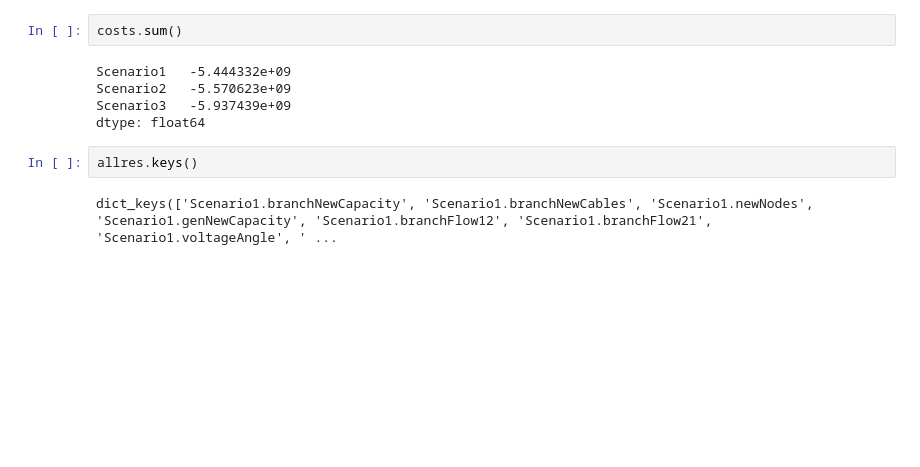
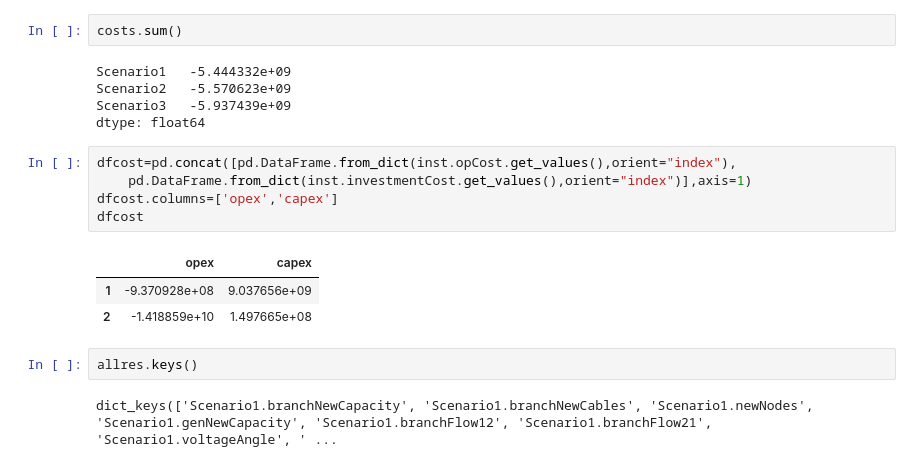
Before and after one commit to powergama/powergama, a Jupyter notebook: powergama/examples/powergim_doggerbank/powergim_doggerbank_stochastic.ipynb, the cells around one changed output. Drawn from its saved outputs; the diff is of its cells as text; blank space fills up the shorter version.

```diff
--- a/powergama/examples/powergim_doggerbank/powergim_doggerbank_stochastic.ipynb
+++ b/powergama/examples/powergim_doggerbank/powergim_doggerbank_stochastic.ipynb
@@ -220,6 +218,15 @@ Scenario1   -5.444332e+09
 Scenario2   -5.570623e+09
 Scenario3   -5.937439e+09
 dtype: float64
+# %%
+dfcost=pd.concat([pd.DataFrame.from_dict(inst.opCost.get_values(),orient="index"),
+    pd.DataFrame.from_dict(inst.investmentCost.get_values(),orient="index")],axis=1)
+dfcost.columns=['opex','capex']
+dfcost
+# %% [output]
+|  | opex | capex |
+| 1 | -9.370928e+08 | 9.037656e+09 |
+| 2 | -1.418859e+10 | 1.497665e+08 |
 # %%
 allres.keys()
 # %% [output]
```
Also changed, not shown: parts of 2 cells of this notebook.
